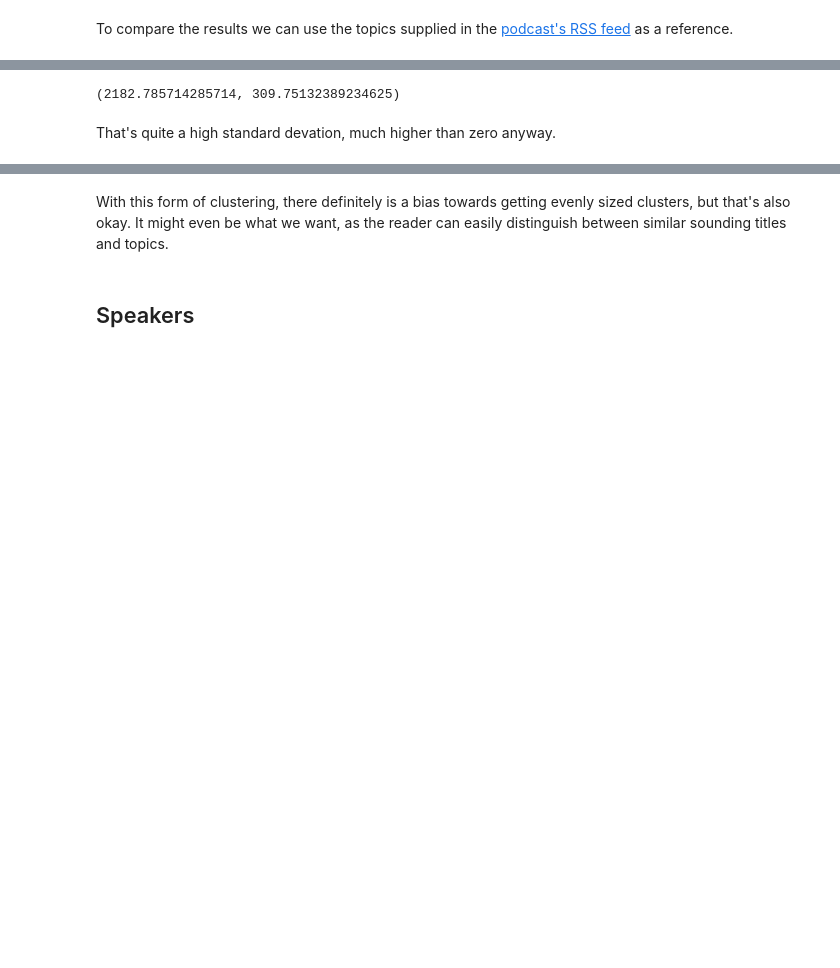
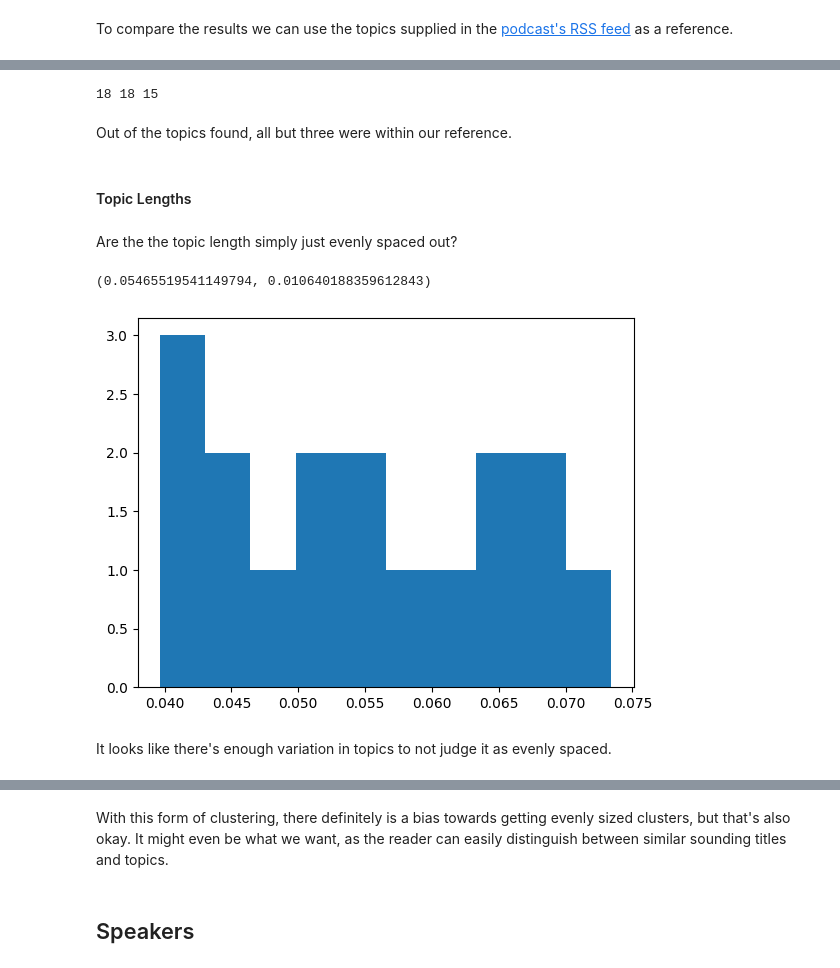
Before and after one commit to stephankostov/podcast-transcriber, a Jupyter notebook: nbs/group.ipynb, the cells around one changed output, grey strips where cells are left out. Cells and saved outputs as stored; diff of their text form; code cells hidden in the pictures; blank space fills up the shorter version.

```diff
--- a/nbs/group.ipynb
+++ b/nbs/group.ipynb
@@ -361,7 +383,8 @@ group_idxs = get_topic_splits(sentences_clustered)
 topic_idxs = get_abs_indexes(sentence_idxs, group_idxs)
 # %%
 #| export
-def group_topics(sentences, n_topics):
+def group_topics(sentences, n_topics=None):
+    if not n_topics: n_topics = get_n_topics(sentences_to_words(sentences))
     sentences_text = [ ' '.join([ word['word'] for word in s ]) for s in sentences ]
     embeddings = get_embeddings(sentences_text)
     clusters = KMeans(n_clusters=n_topics).fit(embeddings)
@@ -475,3 +499,5 @@ pd.DataFrame(ref_labels)
+# %%
+topics, topic_idxs = group_topics(sentences, 18)
 # %%
 topic_word_idxs = get_abs_indexes(sentence_idxs, topic_idxs)
 # %%
@@ -487,10 +547,25 @@ This looks reasonable, it seems to find  cutoffs near to eachother. Though are t
+# %%
+found_count = len([topic for topic in ref_labels if topic['found']])
+print(len(ref_labels), len(topic_word_idxs), found_count)
+# %% [output]
+18 18 15
+# %% [markdown]
+Out of the topics found, all but three were within our reference.
+# %% [markdown]
+#### Topic Lengths
+# %% [markdown]
+Are the the topic length simply just evenly spaced out?
 # %%
-spacings = [topic_word_idxs[i+1] - topic_word_idxs[i] for i in range(len(topic_word_idxs)-1)]
-np.mean(spacings), np.std(spacings)
+topic_lengths = [(topic_word_idxs[i+1] - topic_word_idxs[i])/len(transcript['words']) for i in range(len(topic_word_idxs)-1)]
+np.mean(topic_lengths), np.std(topic_lengths)
 # %% [output]
-(2182.785714285714, 309.75132389234625)
+(0.05465519541149794, 0.010640188359612843)
-# %% [markdown]
-That's quite a high standard devation, much higher than zero anyway.
+# %%
+plt.hist(topic_lengths);
+# %% [output]
+[figure, added]
+# %% [markdown]
+It looks like there's enough variation in topics to not judge it as evenly spaced.
 # %%
 baseline = np.linspace(0,topic_word_idxs[-1],15).astype(int)
 print(baseline)
```
Also changed, not shown: parts of 59 cells of this notebook, 1 other file.
